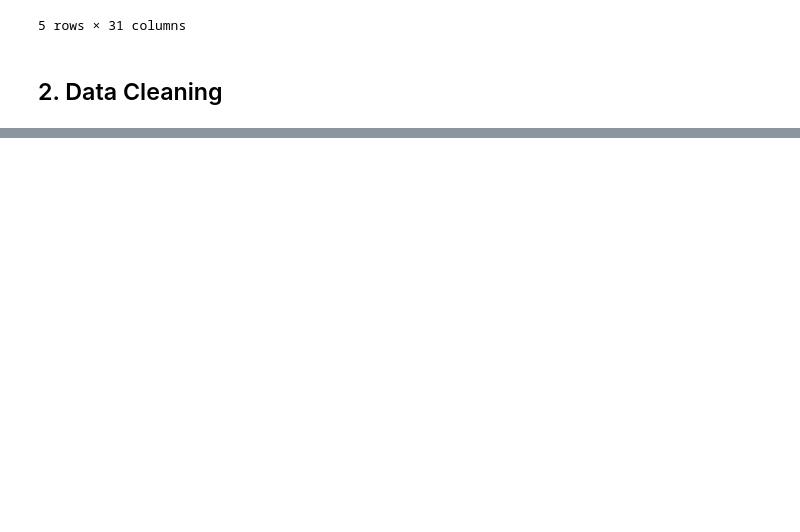
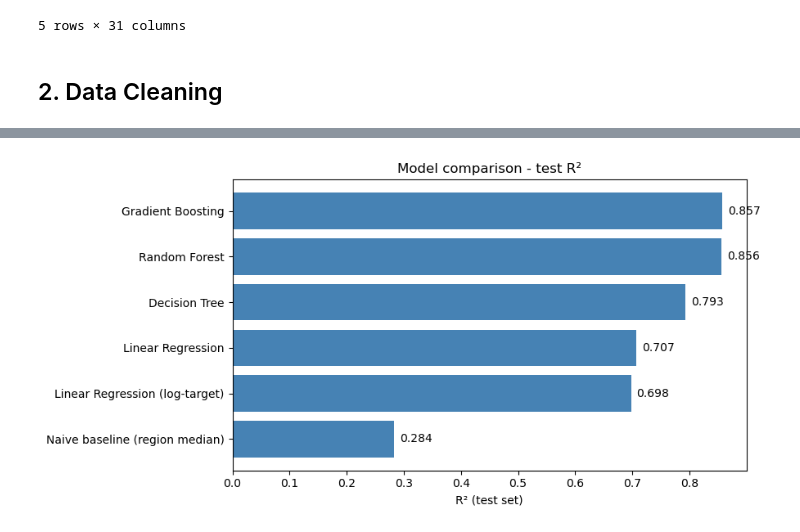
Before and after one commit to akorablov/house_price_prediction, a Jupyter notebook: house_price_cz.ipynb, the cells around one changed output, grey strips where cells are left out. Cells and saved outputs as stored; diff of their text form; code cells hidden in the pictures; blank space fills up the shorter version.

```diff
--- a/house_price_cz.ipynb
+++ b/house_price_cz.ipynb
@@ -257,0 +535,16 @@ fig.show()
+# %%
+region_median = df.loc[X_train.index].groupby('region')['price_czk'].median()
+baseline_pred = X_test['region'].map(region_median).fillna(y_train.mean()).values
+
+def evaluate(name, y_true, y_pred, store=None):
+    r2 = r2_score(y_true, y_pred)
+    mae = mean_absolute_error(y_true, y_pred)
+    rmse = np.sqrt(mean_squared_error(y_true, y_pred))
+    mape = np.mean(np.abs((y_true - y_pred) / y_true)) * 100
+    print(f'{name:35s} R2={r2:.3f}  MAE={mae:>12,.0f}  RMSE={rmse:>12,.0f}  MAPE={mape:5.1f}%')
+    if store is not None:
+        store[name] = dict(R2=r2, MAE=mae, RMSE=rmse, MAPE=mape)
+    return r2, mae, rmse, mape
+
+results = {}
+evaluate('Naive baseline (region median)', y_test, baseline_pred, results)
@@ -257,0 +623,3 @@ fig.show()
+# %%
+results_df = pd.DataFrame(results).T[['R2', 'MAE', 'RMSE', 'MAPE']]
+results_df
@@ -257,0 +634,12 @@ fig.show()
+# %%
+fig, ax = plt.subplots(figsize=(9, 4.5))
+order = results_df['R2'].sort_values().index
+ax.barh(order, results_df.loc[order, 'R2'], color='steelblue')
+ax.set_xlabel('R² (test set)')
+ax.set_title('Model comparison - test R²')
+for i, v in enumerate(results_df.loc[order, 'R2']):
+    ax.text(v + 0.01, i, f'{v:.3f}', va='center')
+plt.tight_layout()
+plt.show()
+# %% [output]
+[figure, added]
```
Also changed, not shown: parts of 49 cells of this notebook, 1 other file.
